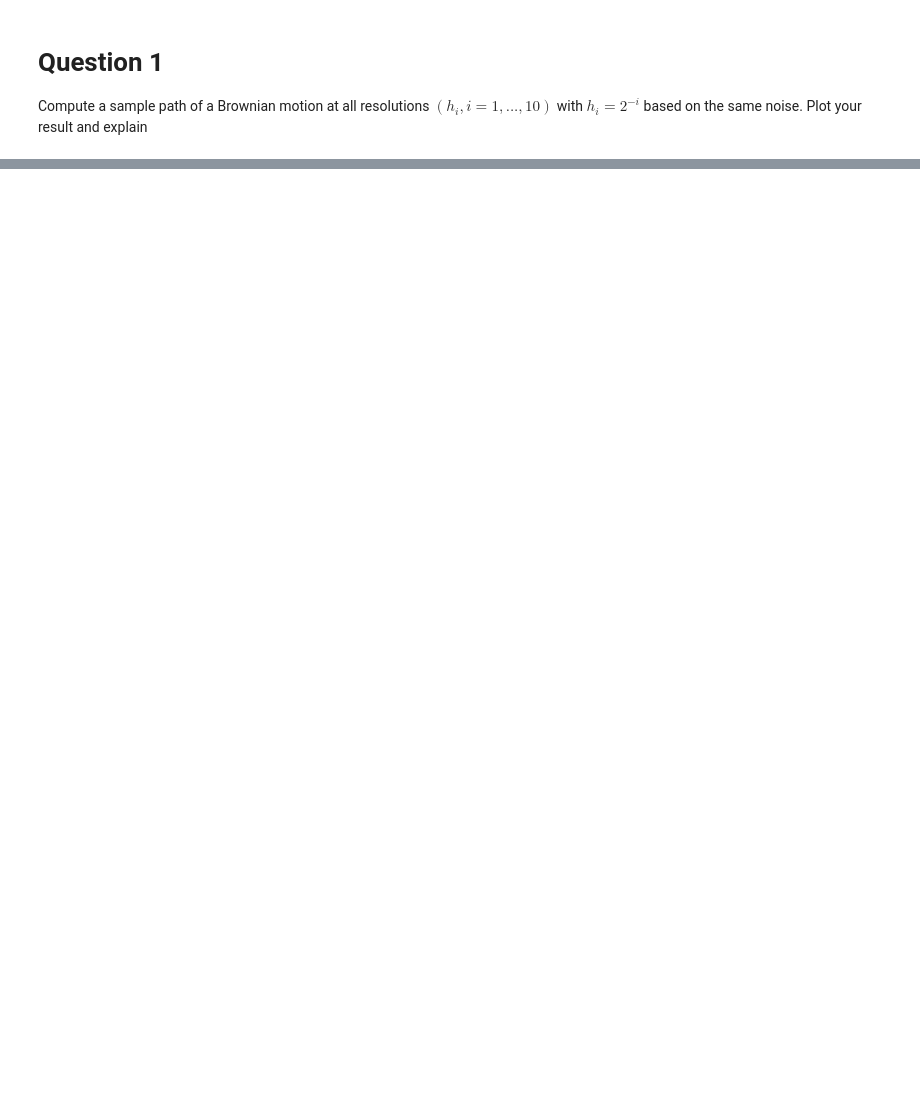
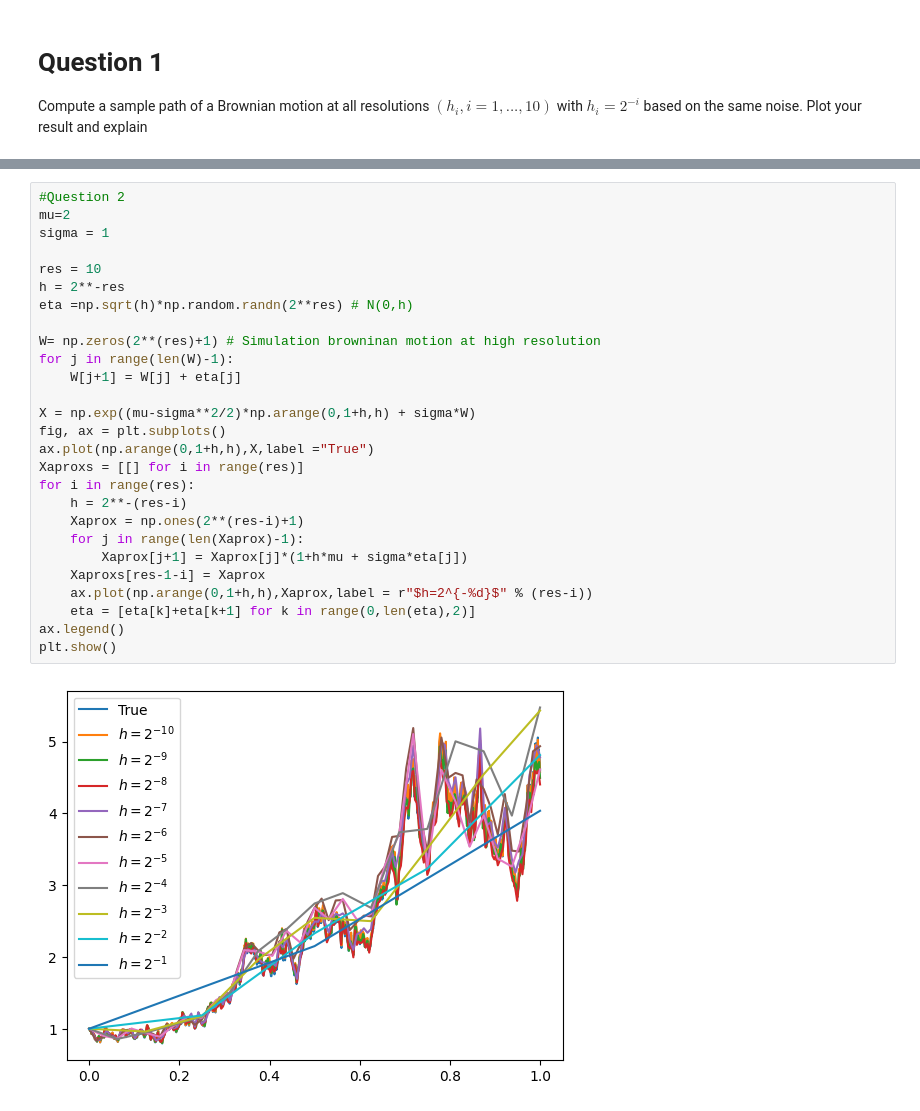
Before and after one commit to ufotermiten/A4-TMS150, a Jupyter notebook: A4.ipynb, the cells around one changed output, grey strips where cells are left out. Drawn from its saved outputs; the diff is of its cells as text; blank space fills up the shorter version.

```diff
--- a/A4.ipynb
+++ b/A4.ipynb
@@ -22,0 +31,29 @@ for i in range(res):
+# %%
+#Question 2
+mu=2
+sigma = 1
+
+res = 10
+h = 2**-res
+eta =np.sqrt(h)*np.random.randn(2**res) # N(0,h)
+
+W= np.zeros(2**(res)+1) # Simulation browninan motion at high resolution
+for j in range(len(W)-1):
+    W[j+1] = W[j] + eta[j]
+
+X = np.exp((mu-sigma**2/2)*np.arange(0,1+h,h) + sigma*W)
+fig, ax = plt.subplots()
+ax.plot(np.arange(0,1+h,h),X,label ="True")
+Xaproxs = [[] for i in range(res)]
+for i in range(res):
+    h = 2**-(res-i)
+    Xaprox = np.ones(2**(res-i)+1)
+    for j in range(len(Xaprox)-1):
+        Xaprox[j+1] = Xaprox[j]*(1+h*mu + sigma*eta[j])
+    Xaproxs[res-1-i] = Xaprox
+    ax.plot(np.arange(0,1+h,h),Xaprox,label = r"$h=2^{-%d}$" % (res-i))
+    eta = [eta[k]+eta[k+1] for k in range(0,len(eta),2)]
+ax.legend()
+plt.show()
+# %% [output]
+[figure, added]
```
Also changed, not shown: parts of 5 cells of this notebook.
